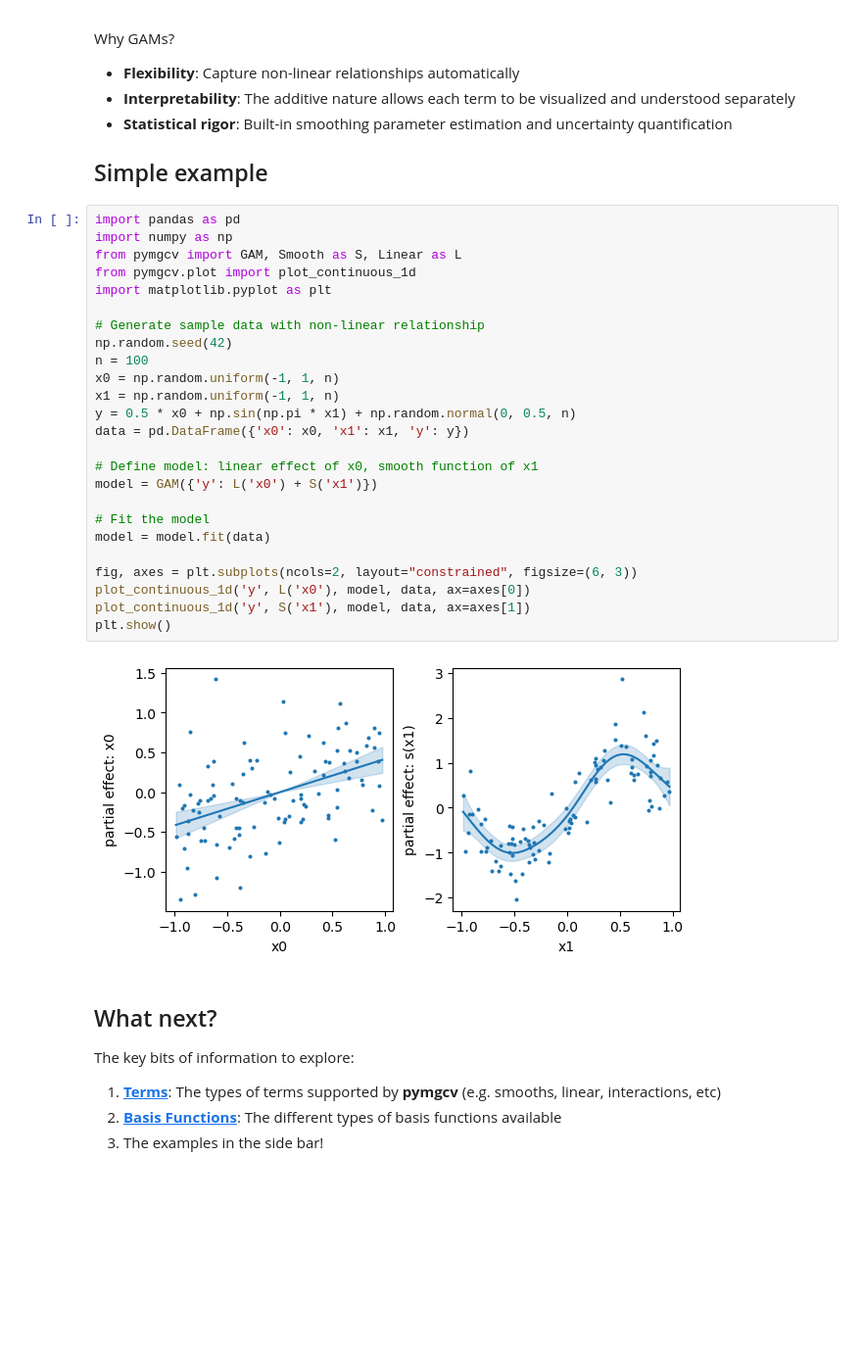
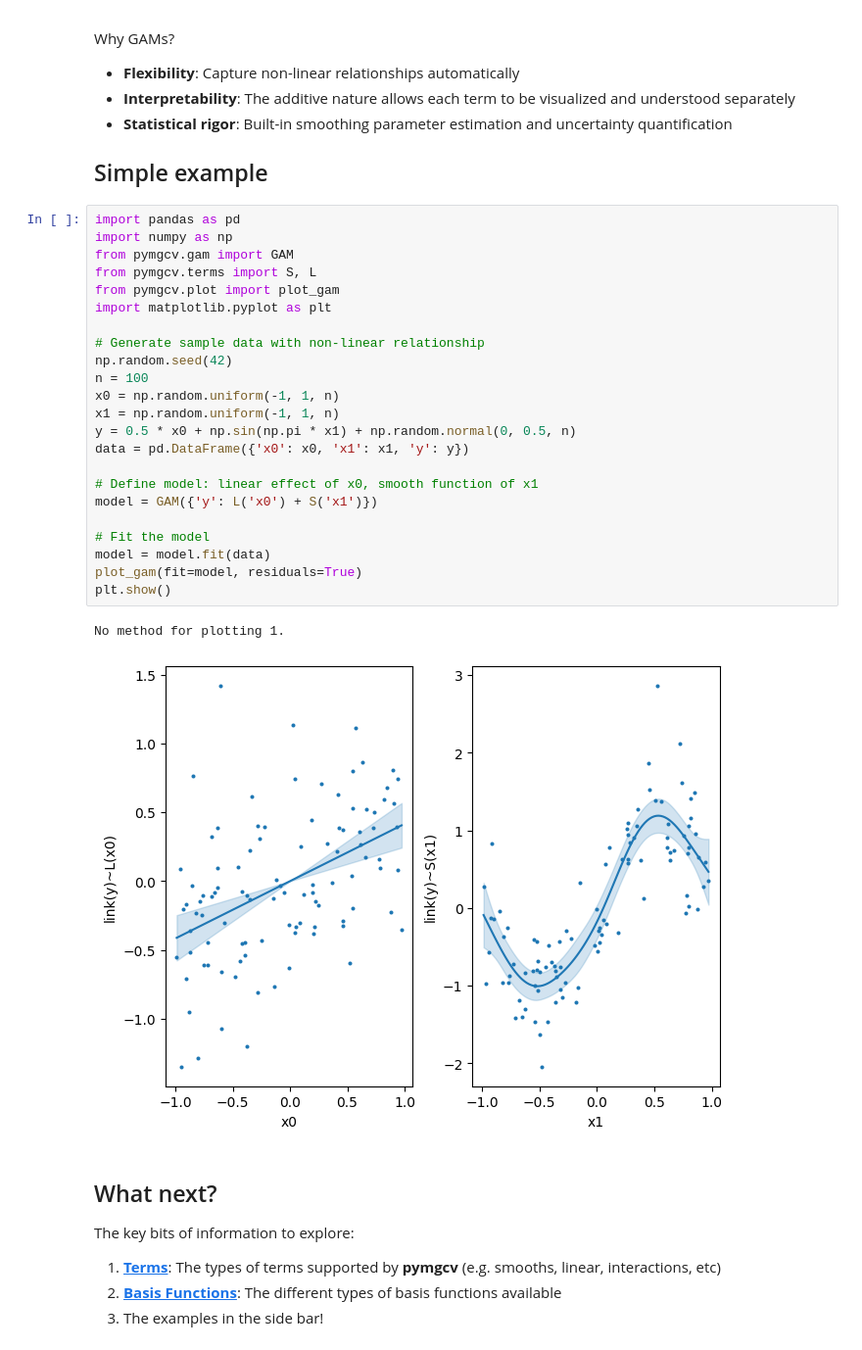
Before and after one commit to danielward27/pymgcv, a Jupyter notebook: docs/index.ipynb, the cells around one changed output. Shown at 98% size. Cells and saved outputs as stored; diff of their text form; blank space fills up the shorter version.

```diff
--- a/docs/index.ipynb
+++ b/docs/index.ipynb
@@ -41,30 +41,29 @@ Why GAMs?
 # %%
 import pandas as pd
 import numpy as np
-from pymgcv import GAM, Smooth as S, Linear as L
-from pymgcv.plot import plot_continuous_1d
+from pymgcv.gam import GAM
+from pymgcv.terms import S, L
+from pymgcv.plot import plot_gam
 import matplotlib.pyplot as plt
 
 # Generate sample data with non-linear relationship
 np.random.seed(42)
 n = 100
 x0 = np.random.uniform(-1, 1, n)
 x1 = np.random.uniform(-1, 1, n)
 y = 0.5 * x0 + np.sin(np.pi * x1) + np.random.normal(0, 0.5, n)
 data = pd.DataFrame({'x0': x0, 'x1': x1, 'y': y})
 
 # Define model: linear effect of x0, smooth function of x1
 model = GAM({'y': L('x0') + S('x1')})
 
 # Fit the model
 model = model.fit(data)
-
-fig, axes = plt.subplots(ncols=2, layout="constrained", figsize=(6, 3))
-plot_continuous_1d('y', L('x0'), model, data, ax=axes[0])
-plot_continuous_1d('y', S('x1'), model, data, ax=axes[1])
+plot_gam(fit=model, residuals=True)
 plt.show()
 # %% [output]
+No method for plotting 1.
-[figure, old version]
+[figure, new version]
 # %% [markdown]
 ## What next?
 
```
Also changed, not shown: 3 other files.
